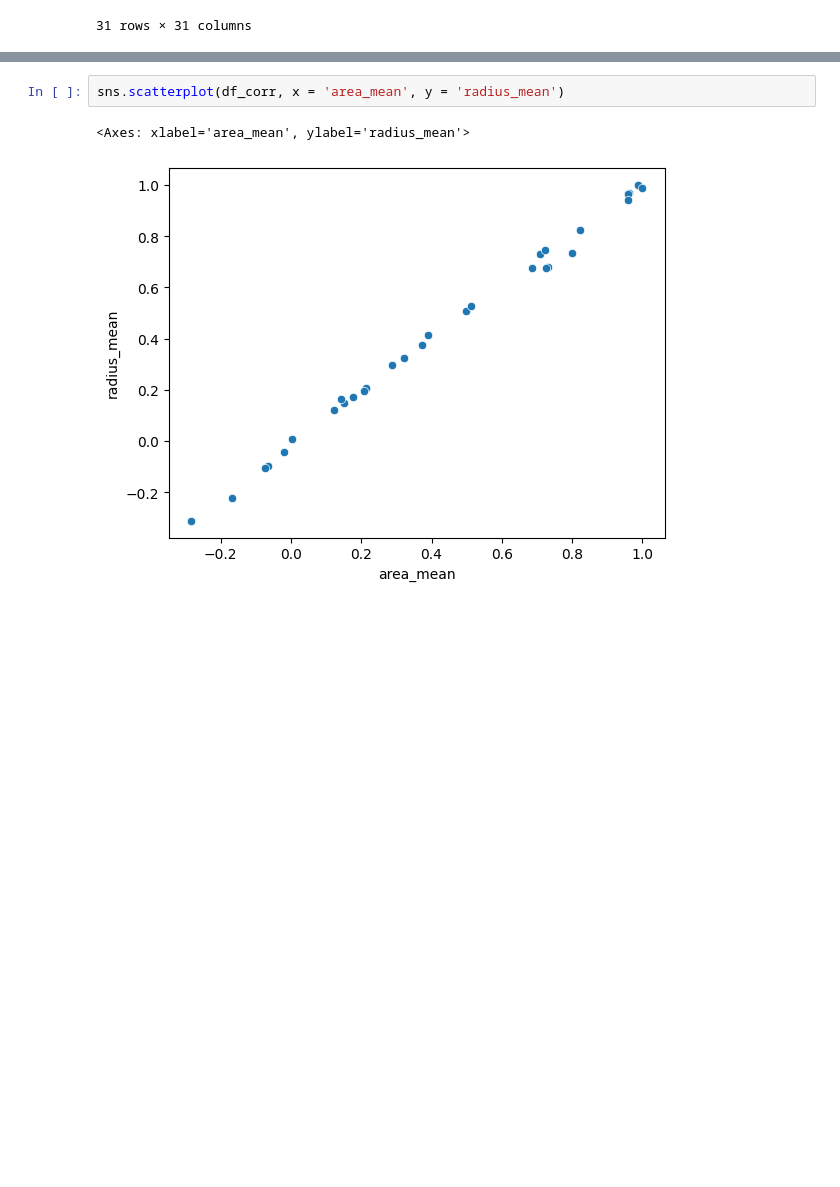
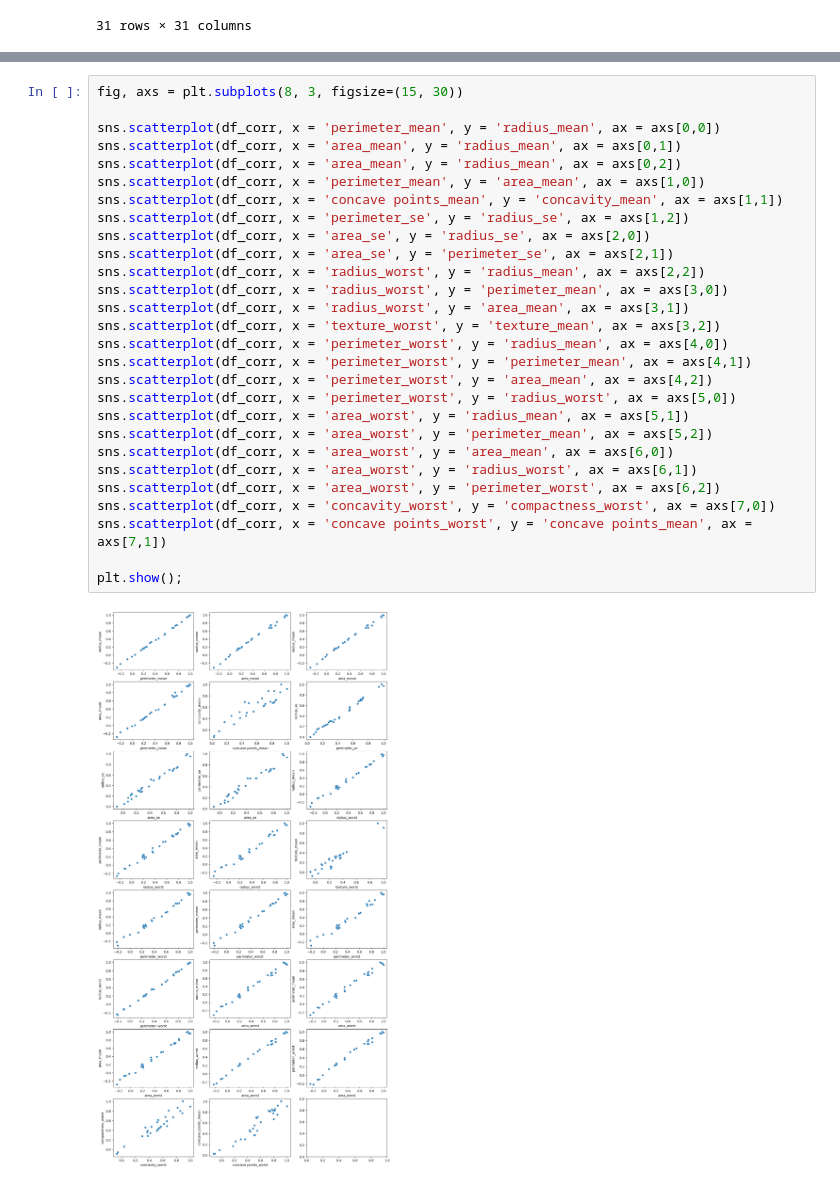
Before and after one commit to nmzaki/OTUS_ML_042024, a Jupyter notebook: homework-6/homework_6.ipynb, the cells around one changed output, grey strips where cells are left out. Drawn from its saved outputs; the diff is of its cells as text; blank space fills up the shorter version.

```diff
--- a/homework-6/homework_6.ipynb
+++ b/homework-6/homework_6.ipynb
@@ -267,5 +229,30 @@ plt.show()
-# %%
-sns.scatterplot(df_corr, x = 'area_mean', y = 'radius_mean')
-# %% [output]
-<Axes: xlabel='area_mean', ylabel='radius_mean'>
-[figure, removed]
+# %%
+fig, axs = plt.subplots(8, 3, figsize=(15, 30))
+
+sns.scatterplot(df_corr, x = 'perimeter_mean', y = 'radius_mean', ax = axs[0,0])
+sns.scatterplot(df_corr, x = 'area_mean', y = 'radius_mean', ax = axs[0,1])
+sns.scatterplot(df_corr, x = 'area_mean', y = 'radius_mean', ax = axs[0,2])
+sns.scatterplot(df_corr, x = 'perimeter_mean', y = 'area_mean', ax = axs[1,0])
+sns.scatterplot(df_corr, x = 'concave points_mean', y = 'concavity_mean', ax = axs[1,1])
+sns.scatterplot(df_corr, x = 'perimeter_se', y = 'radius_se', ax = axs[1,2])
+sns.scatterplot(df_corr, x = 'area_se', y = 'radius_se', ax = axs[2,0])
+sns.scatterplot(df_corr, x = 'area_se', y = 'perimeter_se', ax = axs[2,1])
+sns.scatterplot(df_corr, x = 'radius_worst', y = 'radius_mean', ax = axs[2,2])
+sns.scatterplot(df_corr, x = 'radius_worst', y = 'perimeter_mean', ax = axs[3,0])
+sns.scatterplot(df_corr, x = 'radius_worst', y = 'area_mean', ax = axs[3,1])
+sns.scatterplot(df_corr, x = 'texture_worst', y = 'texture_mean', ax = axs[3,2])
+sns.scatterplot(df_corr, x = 'perimeter_worst', y = 'radius_mean', ax = axs[4,0])
+sns.scatterplot(df_corr, x = 'perimeter_worst', y = 'perimeter_mean', ax = axs[4,1])
+sns.scatterplot(df_corr, x = 'perimeter_worst', y = 'area_mean', ax = axs[4,2])
+sns.scatterplot(df_corr, x = 'perimeter_worst', y = 'radius_worst', ax = axs[5,0])
+sns.scatterplot(df_corr, x = 'area_worst', y = 'radius_mean', ax = axs[5,1])
+sns.scatterplot(df_corr, x = 'area_worst', y = 'perimeter_mean', ax = axs[5,2])
+sns.scatterplot(df_corr, x = 'area_worst', y = 'area_mean', ax = axs[6,0])
+sns.scatterplot(df_corr, x = 'area_worst', y = 'radius_worst', ax = axs[6,1])
+sns.scatterplot(df_corr, x = 'area_worst', y = 'perimeter_worst', ax = axs[6,2])
+sns.scatterplot(df_corr, x = 'concavity_worst', y = 'compactness_worst', ax = axs[7,0])
+sns.scatterplot(df_corr, x = 'concave points_worst', y = 'concave points_mean', ax = axs[7,1])
+
+plt.show();
+# %% [output]
+[figure, added]
```
Also changed, not shown: parts of 9 cells of this notebook.
